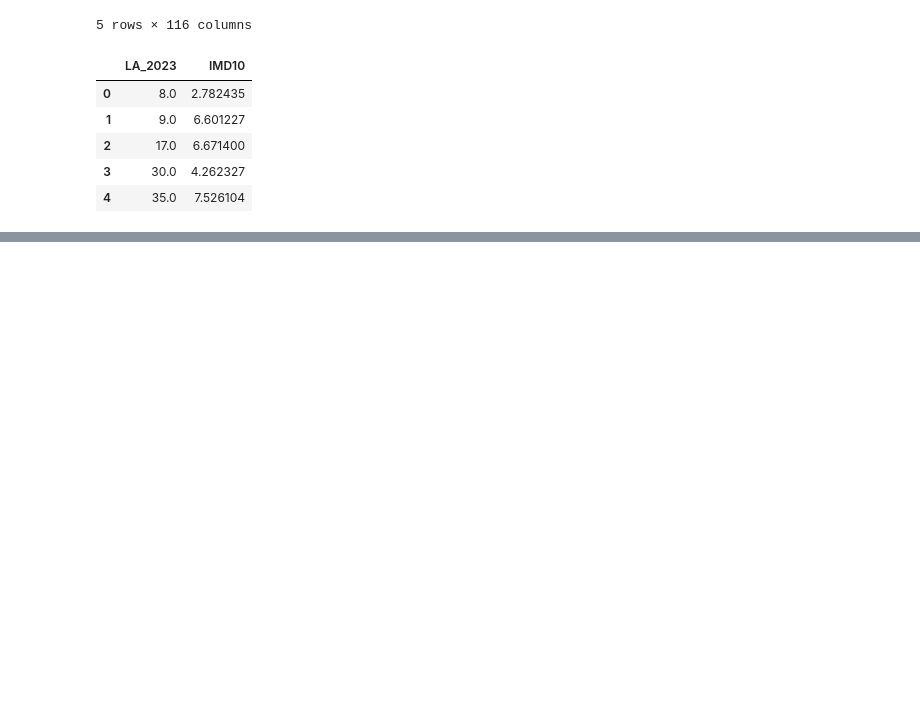
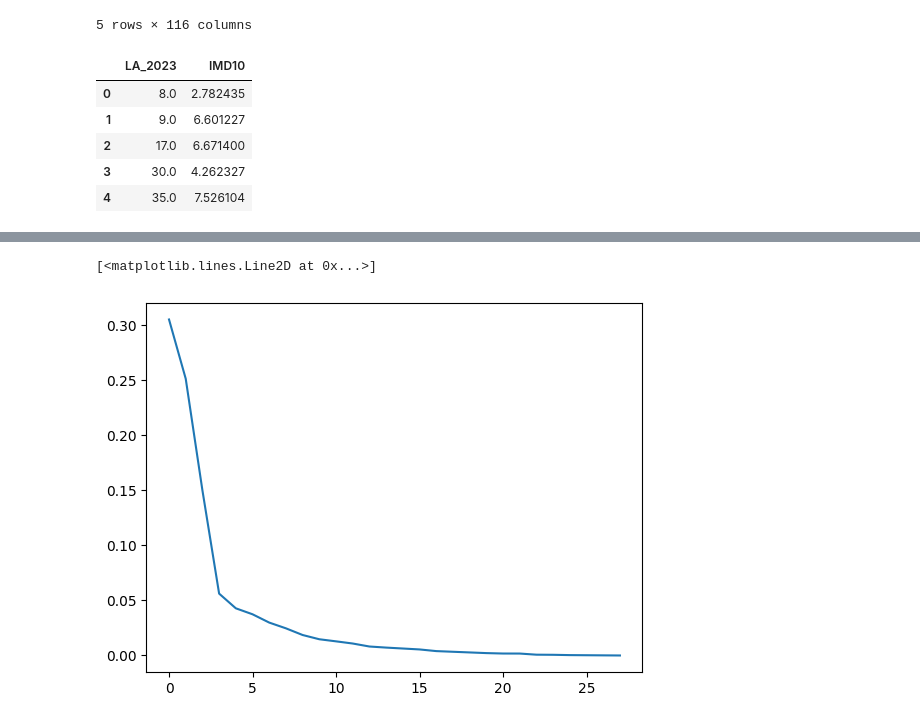
Before and after one commit to ferguswatson39/london_sport2, a Jupyter notebook: exploration/determinants_eda/eda_consolidation.ipynb, the cells around one changed output, grey strips where cells are left out. Cells and saved outputs as stored; diff of their text form; code cells hidden in the pictures; blank space fills up the shorter version.

Commit message:
created borough_profile csv and implemented pca on borough data

```diff
--- a/exploration/determinants_eda/eda_consolidation.ipynb
+++ b/exploration/determinants_eda/eda_consolidation.ipynb
@@ -342,0 +584,3 @@ combined.head()
+# %%
+borough_path = r'C:\Users\fergu\Documents\GitHub\london_sport2\exploration\data\boroughs\cleaned\borough_profiles.csv'
+boroughs = pd.read_csv(borough_path)
@@ -342,0 +599,27 @@ combined.head()
+# %%
+pca_cols = [
+        'avg_dist_topark_m',
+       'avg_num_park_w1000m', 'avg_combsize_park_w1000m2', 'status',
+       'simpsons_index', 'crime_count', 'pop_per_km2', 'lifesat', 'lone',
+       'worthw', 'indev', 'happy', 'comm1', 'comm2', 'anxious', 'motivex2a',
+       'motivex2b', 'motivex2c', 'motivex2d', 'inclus_a', 'inclus_b',
+       'inclus_c', 'VolAny', 'IMD10', 'MEMS7_ALL', 'MEMS7_OUT_SPORTCOUNT_A01',
+       'MEMS7_IN_SPORTCOUNT_A01', 'MEMS7_SPORTCOUNT_A01'
+]
+boroughs = boroughs[pca_cols]
+boroughs = boroughs.fillna(boroughs.mean())
+# %%
+from sklearn.preprocessing import StandardScaler
+from sklearn.decomposition import PCA
+
+scaler = StandardScaler()
+X  = boroughs.values
+X_scaled = scaler.fit_transform(X)
+pca = PCA()
+emb = pca.fit_transform(X_scaled)
+# %%
+import matplotlib.pyplot as plt
+plt.plot(pca.explained_variance_ratio_)
+# %% [output]
+[<matplotlib.lines.Line2D at 0x...>]
+[figure, added]
```
Also changed, not shown: parts of 24 cells of this notebook, 6 other files.
